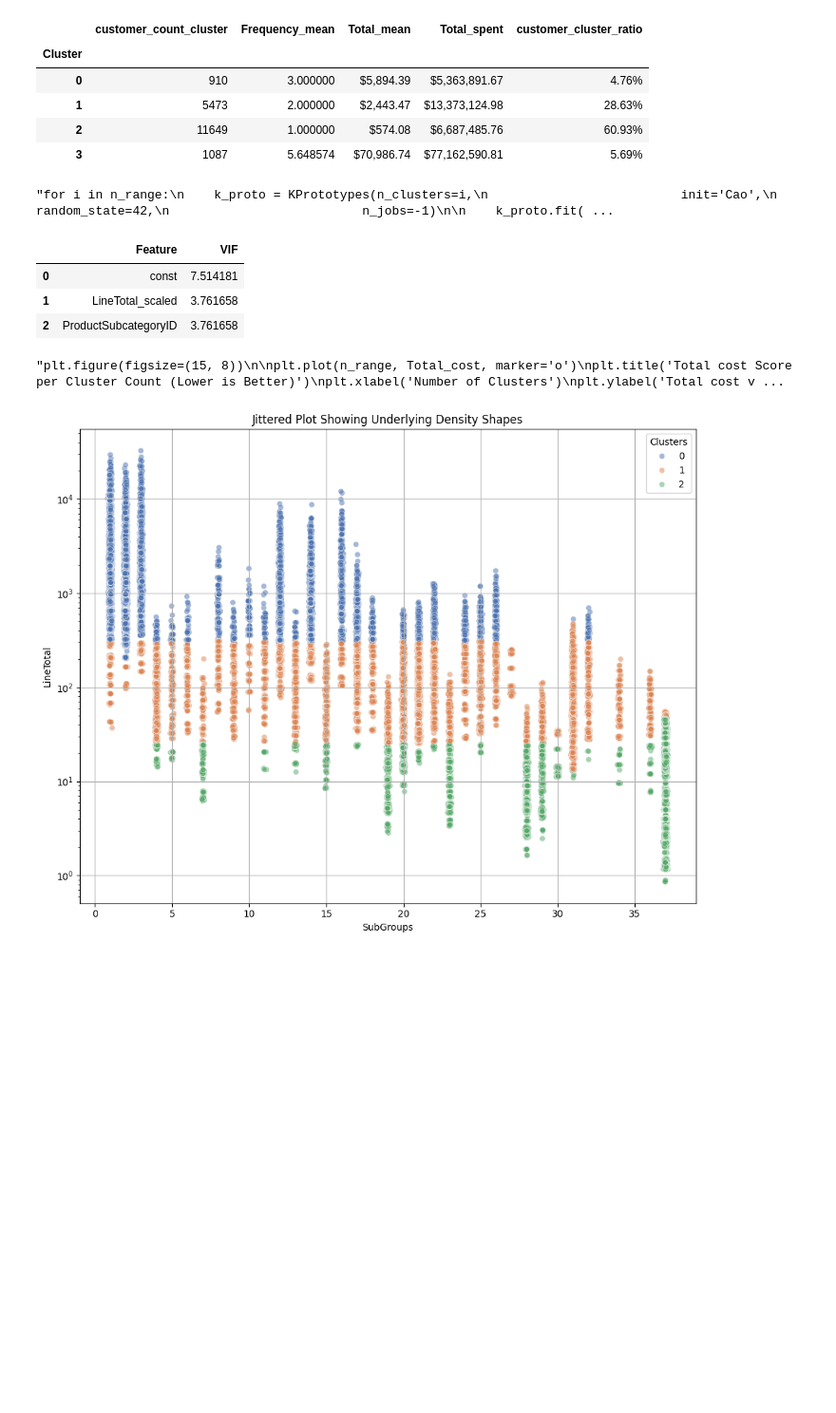
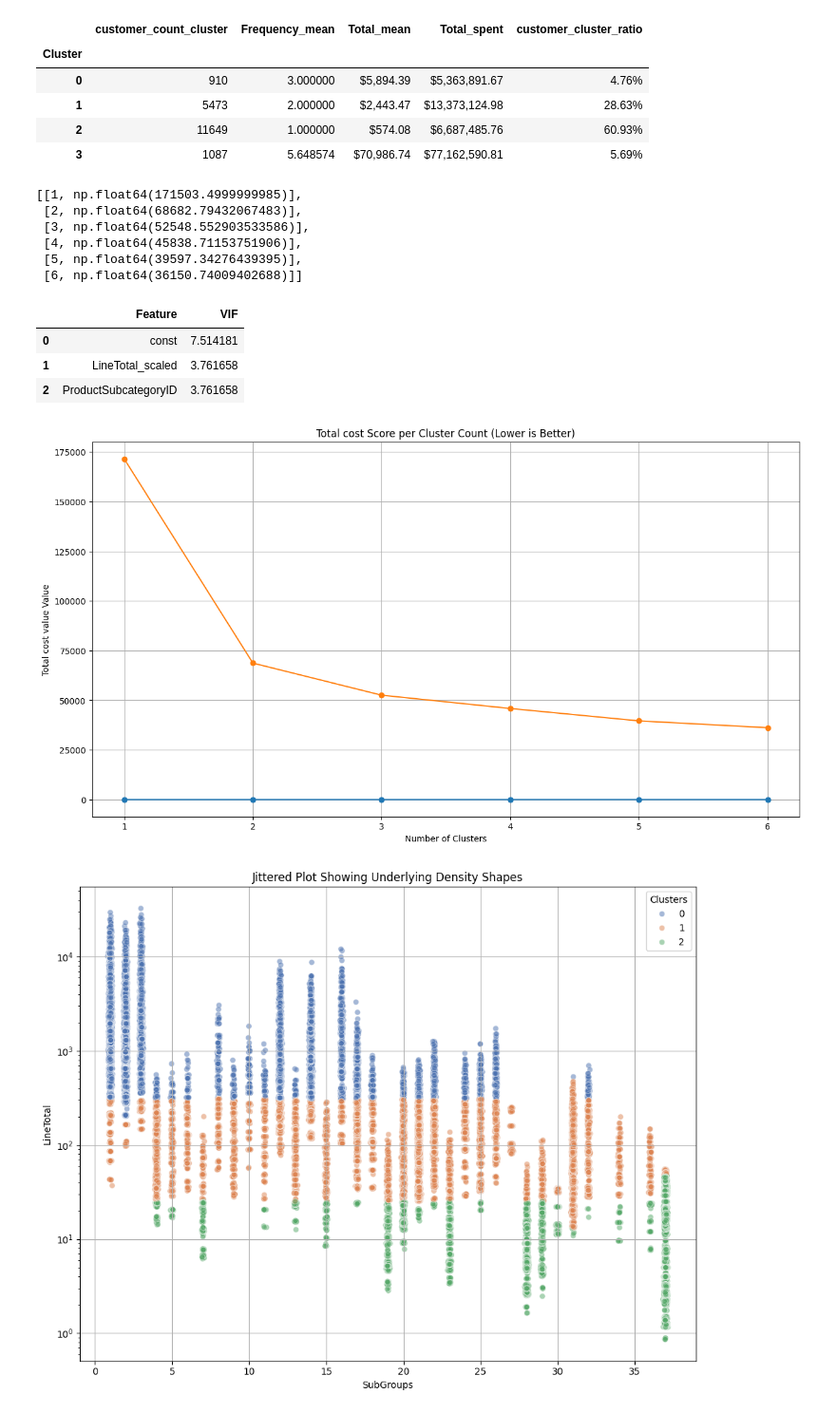
Before and after one commit to AtlasMarbx/AdventureWorks-Data-Migration-and-insight-extraction, a Jupyter notebook: EDA_process.ipynb, the cells around one changed output. Shown at 95% size. Saved outputs shown, nothing was run; the diff lists cells and outputs as text; code cells hidden in the pictures; blank space fills up the shorter version.

```diff
--- a/EDA_process.ipynb
+++ b/EDA_process.ipynb
@@ -1812,7 +1809,8 @@ finalized_subset = features_x[['LineTotal_scaled', 'ProductSubcategoryID']].copy
 Total_cost = []
 n_range = range(1, 7)
 
-'''for i in n_range:
+# this training layer takes some time
+for i in n_range:
     k_proto = KPrototypes(n_clusters=i,
                           init='Cao',
                           random_state=42,
@@ -1822,9 +1820,14 @@ n_range = range(1, 7)
     Total_cost.append([(i), (k_proto.cost_)])
 
 
-sorted(Total_cost, key=lambda x: x[0])'''
+sorted(Total_cost, key=lambda x: x[0])
 # %% [output]
-"for i in n_range:\n    k_proto = KPrototypes(n_clusters=i,\n                          init='Cao',\n                          random_state=42,\n                          n_jobs=-1)\n\n    k_proto.fit( ...
+[[1, np.float64(171503.4999999985)],
+ [2, np.float64(68682.79432067483)],
+ [3, np.float64(52548.552903533586)],
+ [4, np.float64(45838.71153751906)],
+ [5, np.float64(39597.34276439395)],
+ [6, np.float64(36150.74009402688)]]
 # %%
 X_constant = add_constant(finalized_subset)
 vif_datas = pd.DataFrame()
@@ -1838,19 +1841,19 @@ vif_datas
 | 1 | LineTotal_scaled | 3.761658 |
 | 2 | ProductSubcategoryID | 3.761658 |
 # %%
-'''plt.figure(figsize=(15, 8))
+plt.figure(figsize=(15, 8))
 
 plt.plot(n_range, Total_cost, marker='o')
 plt.title('Total cost Score per Cluster Count (Lower is Better)')
 plt.xlabel('Number of Clusters')
 plt.ylabel('Total cost value Value')
 
 plt.xticks(n_range)
 
 plt.grid(True)
-plt.show()'''
+plt.show()
 # %% [output]
-"plt.figure(figsize=(15, 8))\n\nplt.plot(n_range, Total_cost, marker='o')\nplt.title('Total cost Score per Cluster Count (Lower is Better)')\nplt.xlabel('Number of Clusters')\nplt.ylabel('Total cost v ...
+[figure, added]
 # %%
 k_proto = KPrototypes(n_clusters=3,
                           init='Cao',
```
Also changed, not shown: parts of 19 cells of this notebook, 1 other file.
